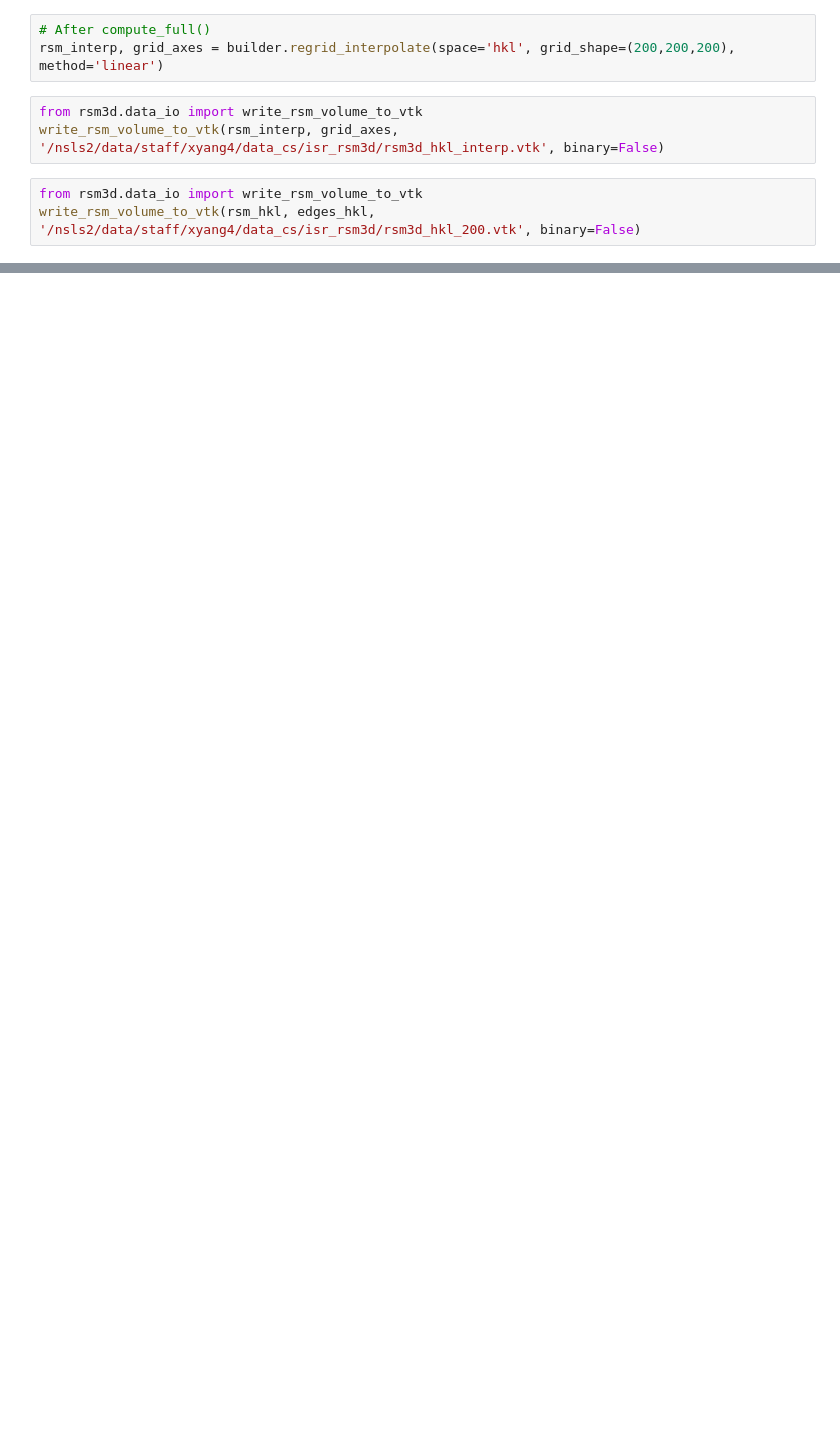
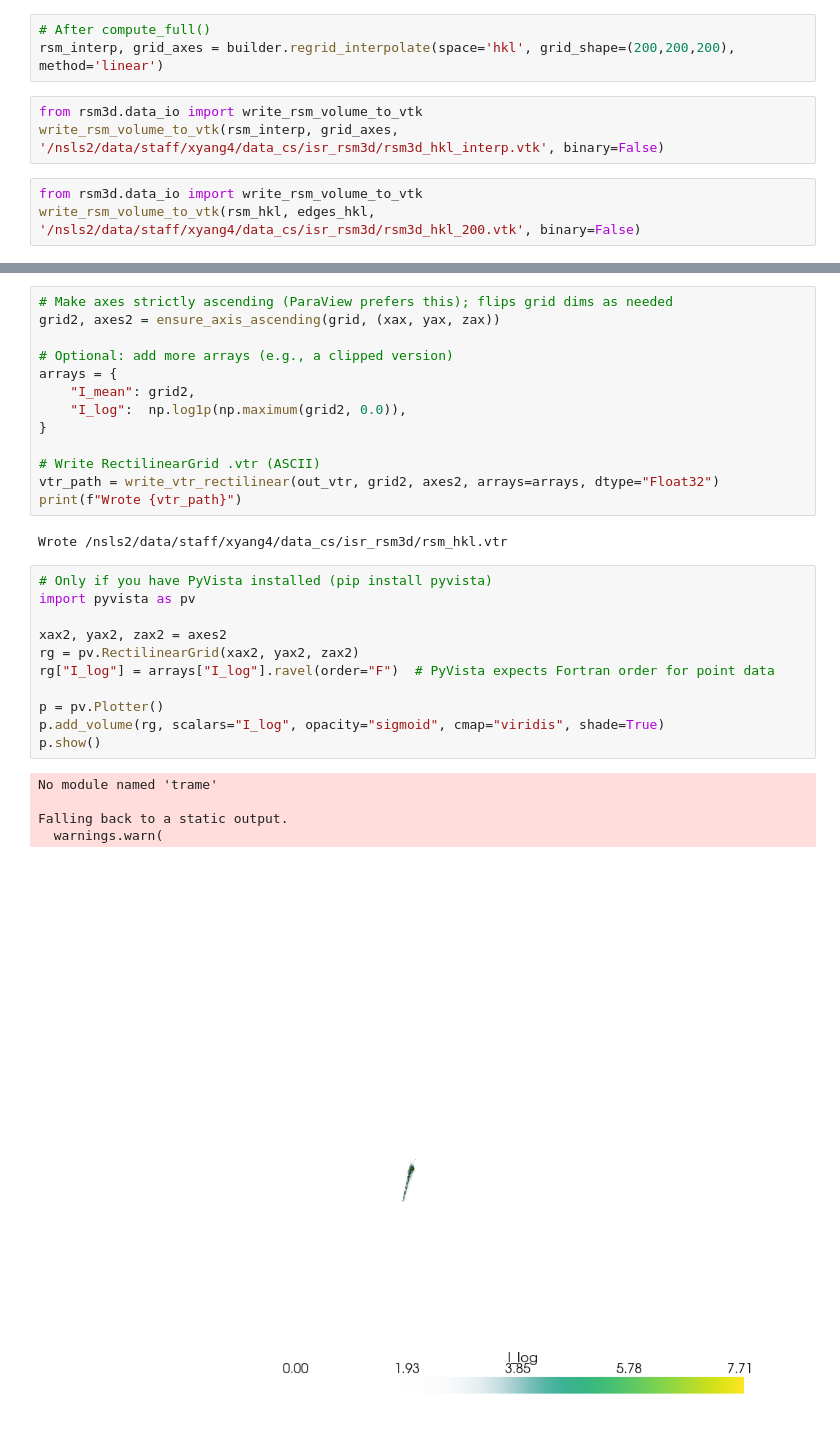
Before and after one commit to NSLS-II/pyisr, a Jupyter notebook: examples/rsm3d_example.ipynb, the cells around one changed output, grey strips where cells are left out. Drawn from its saved outputs; the diff is of its cells as text; blank space fills up the shorter version.

```diff
--- a/examples/rsm3d_example.ipynb
+++ b/examples/rsm3d_example.ipynb
@@ -33,0 +177,32 @@ write_rsm_volume_to_vtk(rsm_hkl, edges_hkl, '/nsls2/data/staff/xyang4/data_cs/is
+# %%
+# Make axes strictly ascending (ParaView prefers this); flips grid dims as needed
+grid2, axes2 = ensure_axis_ascending(grid, (xax, yax, zax))
+
+# Optional: add more arrays (e.g., a clipped version)
+arrays = {
+    "I_mean": grid2,
+    "I_log":  np.log1p(np.maximum(grid2, 0.0)),
+}
+
+# Write RectilinearGrid .vtr (ASCII)
+vtr_path = write_vtr_rectilinear(out_vtr, grid2, axes2, arrays=arrays, dtype="Float32")
+print(f"Wrote {vtr_path}")
+# %% [output]
+Wrote /nsls2/data/staff/xyang4/data_cs/isr_rsm3d/rsm_hkl.vtr
+# %%
+# Only if you have PyVista installed (pip install pyvista)
+import pyvista as pv
+
+xax2, yax2, zax2 = axes2
+rg = pv.RectilinearGrid(xax2, yax2, zax2)
+rg["I_log"] = arrays["I_log"].ravel(order="F")  # PyVista expects Fortran order for point data
+
+p = pv.Plotter()
+p.add_volume(rg, scalars="I_log", opacity="sigmoid", cmap="viridis", shade=True)
+p.show()
+# %% [output]
+No module named 'trame'
+
+Falling back to a static output.
+  warnings.warn(
+[figure, added]
```
Also changed, not shown: parts of 5 cells of this notebook, 7 other files.
